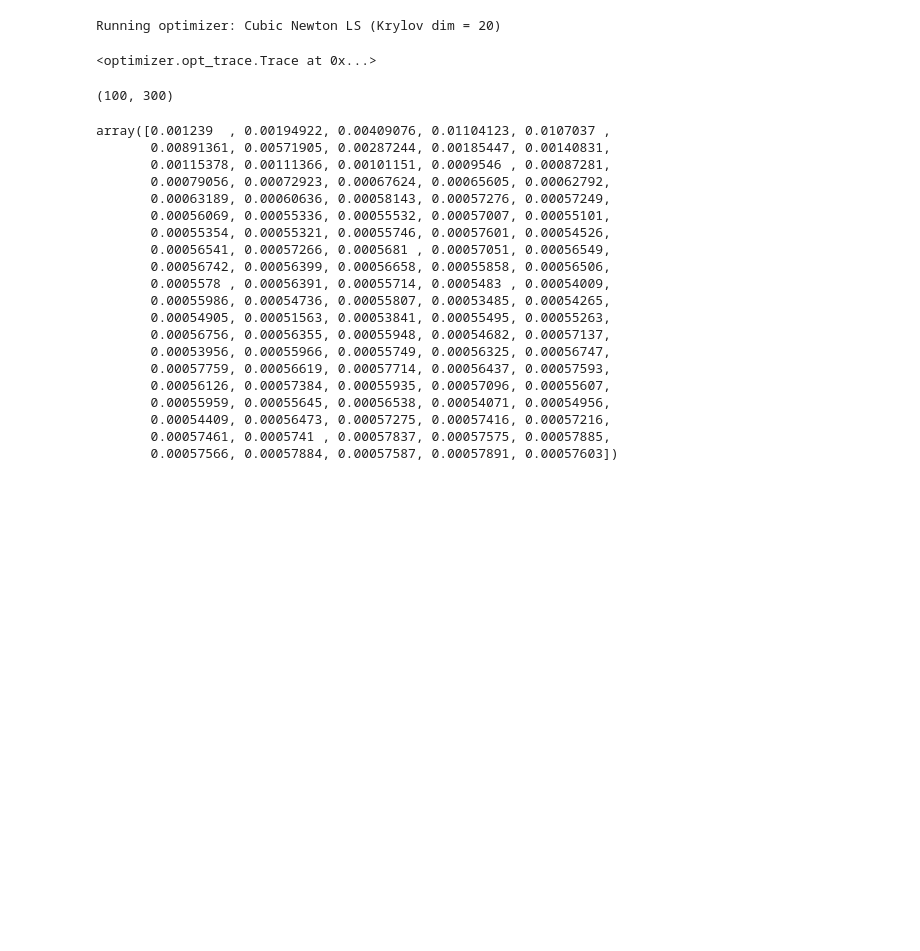
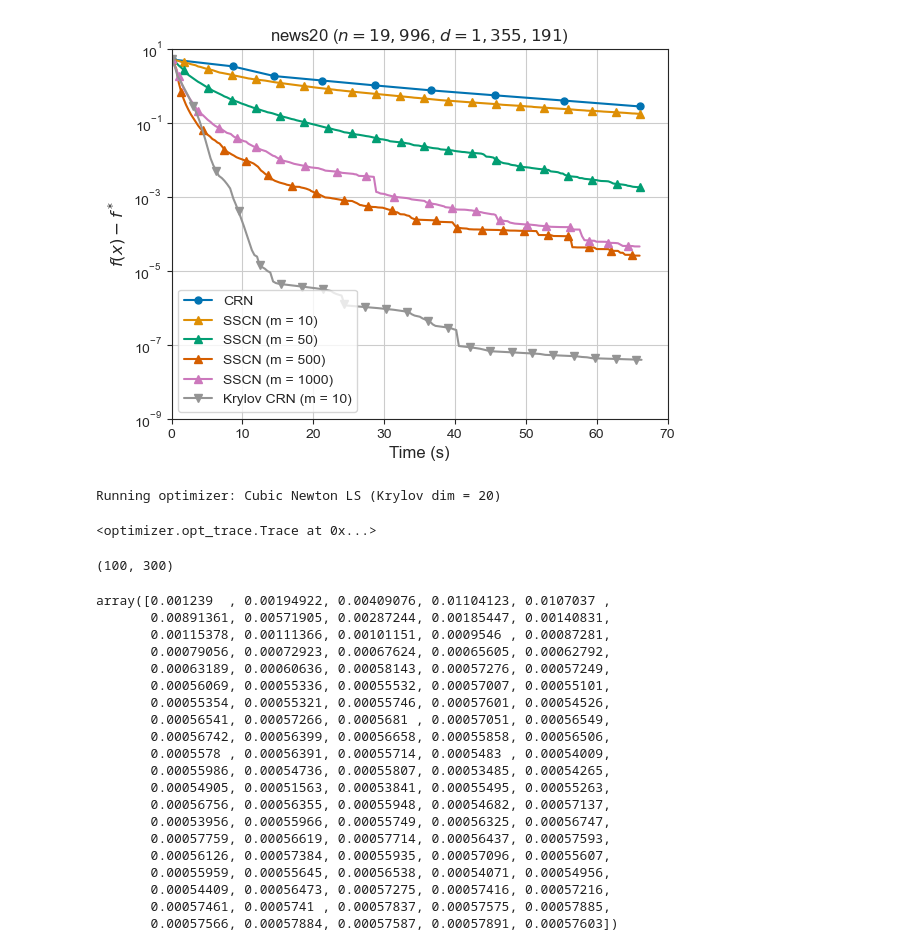
Before and after one commit to Raymond30/Krylov-Cubic-Regularized-Newton, a Jupyter notebook: cubic_newton.ipynb, the cells around one changed output. Drawn from its saved outputs; the diff is of its cells as text; code cells hidden in the pictures; blank space fills up the shorter version.

Commit message:
change memory size

```diff
--- a/cubic_newton.ipynb
+++ b/cubic_newton.ipynb
@@ -55,5 +77,7 @@ Running optimizer: GD LS
+# %%
+t_max = cub_root.trace.ts[-1]
 # %%
-print(f'Running optimizer: {cub_krylov.label}')
-cub_krylov.run(x0=x0, it_max=it_max)
-cub_krylov.compute_loss_of_iterates()
+print(f'Running optimizer: {sscn.label}')
+sscn.run(x0=x0, it_max=it_max, t_max=t_max)
+sscn.compute_loss_of_iterates()
 # %% [output]
@@ -78,0 +127,8 @@ plt.show()
+# %%
+print(f'Running optimizer: {cub_krylov.label}')
+cub_krylov.run(x0=x0, it_max=it_max, t_max=t_max)
+cub_krylov.compute_loss_of_iterates()
+
+print(f'Running optimizer: {cub_krylov_bench.label}')
+cub_krylov_bench.run(x0=x0, it_max=5*it_max, t_max=5*t_max)
+cub_krylov_bench.compute_loss_of_iterates()
@@ -79,3 +150,56 @@ plt.show()
+# %%
+import seaborn as sns
+
+sns.set_style('ticks') # setting style
+# sns.set_context('paper') # setting context
+sns.set_palette('colorblind') # setting palette
+
+SMALL_SIZE = 10
+MEDIUM_SIZE = 12
+BIGGER_SIZE = 14
+
+plt.rc('font', size=SMALL_SIZE)          # controls default text sizes
+plt.rc('axes', titlesize=MEDIUM_SIZE)     # fontsize of the axes title
+plt.rc('axes', labelsize=MEDIUM_SIZE)    # fontsize of the x and y labels
+plt.rc('xtick', labelsize=SMALL_SIZE)    # fontsize of the tick labels
+plt.rc('ytick', labelsize=SMALL_SIZE)    # fontsize of the tick labels
+plt.rc('legend', fontsize=SMALL_SIZE)    # legend fontsize
+plt.rc('figure', titlesize=BIGGER_SIZE)  # fontsize of the figure title
+
+flag_time = True
+# plt.style.use('seaborn-v0_8-colorblind')
+
+color_cycle = plt.rcParams['axes.prop_cycle'].by_key()['color']
+
+f_opt = min(loss.f_opt, loss_csc.f_opt)
+
+cub_root.trace.plot_losses(marker='o', markersize=5, f_opt=f_opt, time=flag_time, label='CRN')
+
+sscn.trace.plot_losses(marker='^', markersize=6, f_opt=f_opt, time=flag_time)
+sscn50.trace.plot_losses(marker='^', markersize=6, f_opt=f_opt, time=flag_time)
+
+# sscn100.trace.plot_losses(marker='^', markersize=6, f_opt=f_opt, time=flag_time)
+sscn500.trace.plot_losses(marker='^', markersize=6, f_opt=f_opt, time=flag_time)
+sscn1000.trace.plot_losses(marker='^', markersize=6, f_opt=f_opt, time=flag_time)
+# sscn5000.trace.plot_losses(marker='^', time=flag_time)
+
+cub_krylov.trace.plot_losses(marker='v', markersize=6, f_opt=f_opt, color = color_cycle[7], time=flag_time, label='Krylov CRN (m = 10)')
+
+
+# cub_root.trace.plot_losses(marker='*', label='cubic Newton (exact)')
+# plt.xscale('log')
+# print(cub.trace.loss_vals)
+plt.yscale('log')
+plt.ylim(1e-9,10)
+plt.xlim(0,70)
+plt.legend()
+plt.grid()
+plt.xlabel('Time (s)')
+plt.title('news20 ($n=19, 996$, $d=1,355,191$)')
+plt.savefig('figs/intro_{}.pdf'.format(dataset))
+plt.show()
+# %% [output]
+[figure, added]
 # %%
 from optimizer.cubic import Optimizer, Lanczos, cubic_solver_root
 from scipy.linalg import eigh
```
Also changed, not shown: parts of 14 cells of this notebook.
